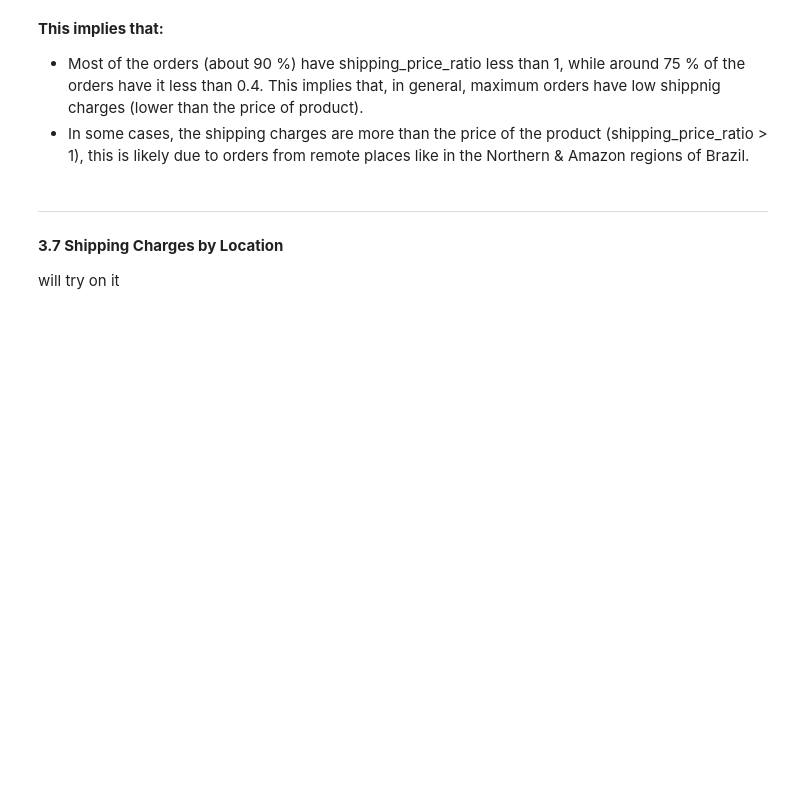
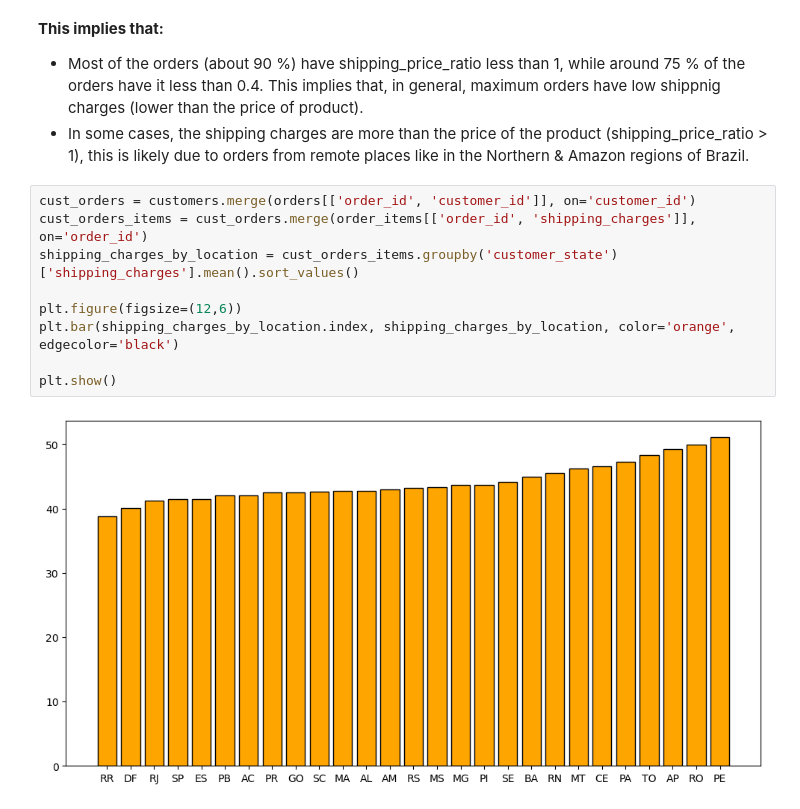
Before and after one commit to JatinY459/ecommerce-data-analysis, a Jupyter notebook: notebooks/05_EDA_payments_shipping.ipynb, the cells around one changed output. Cells and saved outputs as stored; diff of their text form; blank space fills up the shorter version.

```diff
--- a/notebooks/05_EDA_payments_shipping.ipynb
+++ b/notebooks/05_EDA_payments_shipping.ipynb
@@ -345,7 +345,14 @@ plt.show()
 **This implies that:**
 - Most of the orders (about 90 %) have shipping_price_ratio less than 1, while around 75 % of the orders have it less than 0.4. This implies that, in general, maximum orders have low shippnig charges (lower than the price of product).
 - In some cases, the shipping charges are more than the price of the product (shipping_price_ratio > 1), this is likely due to orders from remote places like in the Northern & Amazon regions of Brazil.
-# %% [markdown]
----
-#### **3.7 Shipping Charges by Location** <a id="topic-3-7"></a>
-will try on it
+# %%
+cust_orders = customers.merge(orders[['order_id', 'customer_id']], on='customer_id')
+cust_orders_items = cust_orders.merge(order_items[['order_id', 'shipping_charges']], on='order_id')
+shipping_charges_by_location = cust_orders_items.groupby('customer_state')['shipping_charges'].mean().sort_values()
+
+plt.figure(figsize=(12,6))
+plt.bar(shipping_charges_by_location.index, shipping_charges_by_location, color='orange', edgecolor='black')
+
+plt.show()
+# %% [output]
+[figure, added]
```
Also changed, not shown: parts of 4 cells of this notebook.
